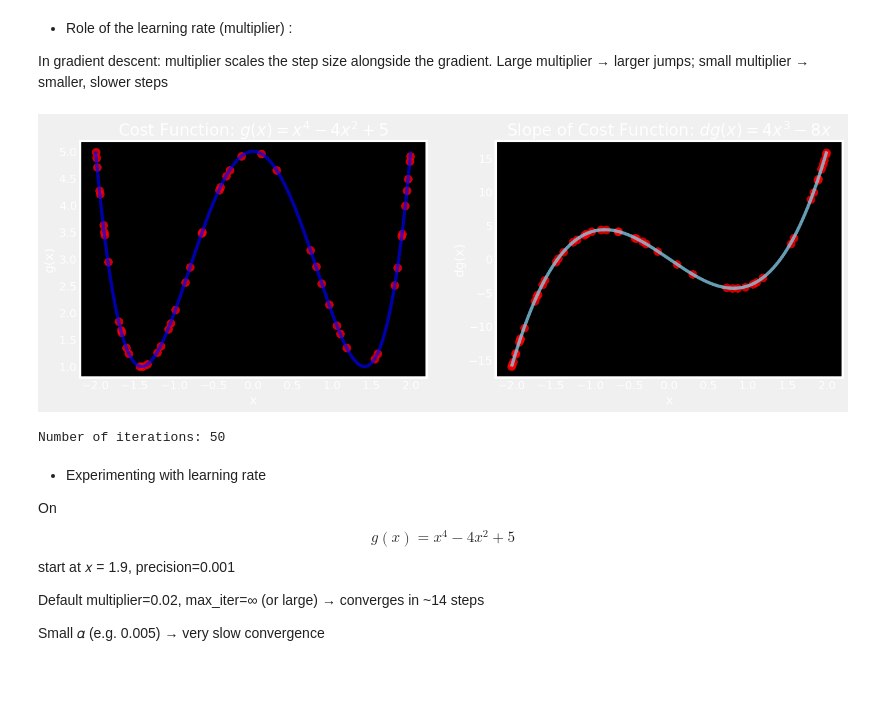
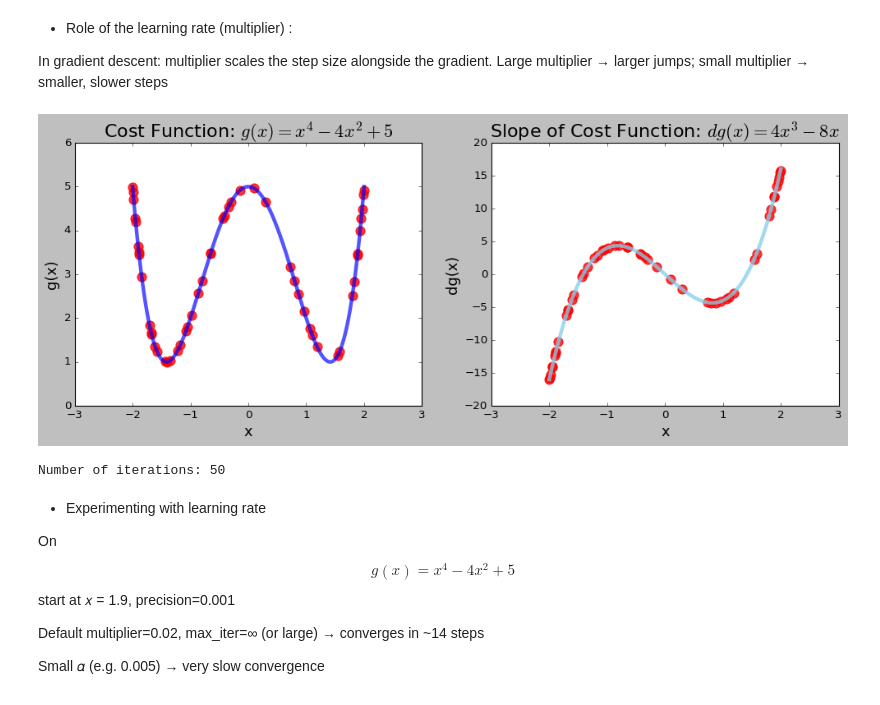
Before and after one commit to Cap-Rehan/ML-DS-journey, a Jupyter notebook: Section-4/Gradient_Descent.ipynb, the cells around one changed output. Cells and saved outputs as stored; diff of their text form; code cells hidden in the pictures.

```diff
--- a/Section-4/Gradient_Descent.ipynb
+++ b/Section-4/Gradient_Descent.ipynb
@@ -449,33 +449,37 @@ multiplier scales the step size alongside the gradient.
 Large multiplier → larger jumps; small multiplier → smaller, slower steps
 # %%
 result, x_list, slope_list= gradient_descent(slope_func= dg, initial_guess= 0.1,
-                                             step_multiplier= 0.25, max_iterations= 50)
+                            step_multiplier= 0.25, max_iterations= 50)
 
+# plot function and its derivative
 plt.figure(figsize=[15, 5])  # set width, height in inches
-plt.style.use('dark_background')
+plt.style.use('classic')
+
+# chart 1
 plt.subplot(1, 2, 1)
 
 plt.plot(x2, g(x2), color='blue', linewidth=4, alpha=0.67)
 plt.scatter(x_list, g(np.array(x_list)), color='red', s=100, alpha=0.8)
 plt.title('Cost Function: $g(x) = x^4 - 4x^2 + 5$', fontsize=20)
 plt.xlabel('x', fontsize=16)
 plt.ylabel('g(x)', fontsize=16)
 plt.grid(False)
 
+# chart 2
 plt.subplot(1, 2, 2)
 
 plt.plot(x2, dg(x2), color='skyblue', linewidth=4, alpha=0.77)
 plt.scatter(x_list, slope_list, color='red', s=100, alpha=0.8)
 plt.title('Slope of Cost Function: $dg(x) = 4x^3 - 8x$', fontsize=20)
 plt.xlabel('x', fontsize=16)
 plt.ylabel('dg(x)', fontsize=16)
 plt.grid(False)
 
 plt.show()
 
 print("Number of iterations:", len(x_list)-1)
 # %% [output]
-[figure, old version]
+[figure, new version]
 Number of iterations: 50
 # %% [markdown]
 - Experimenting with learning rate
```
Also changed, not shown: parts of 4 cells of this notebook, 1 other file.
